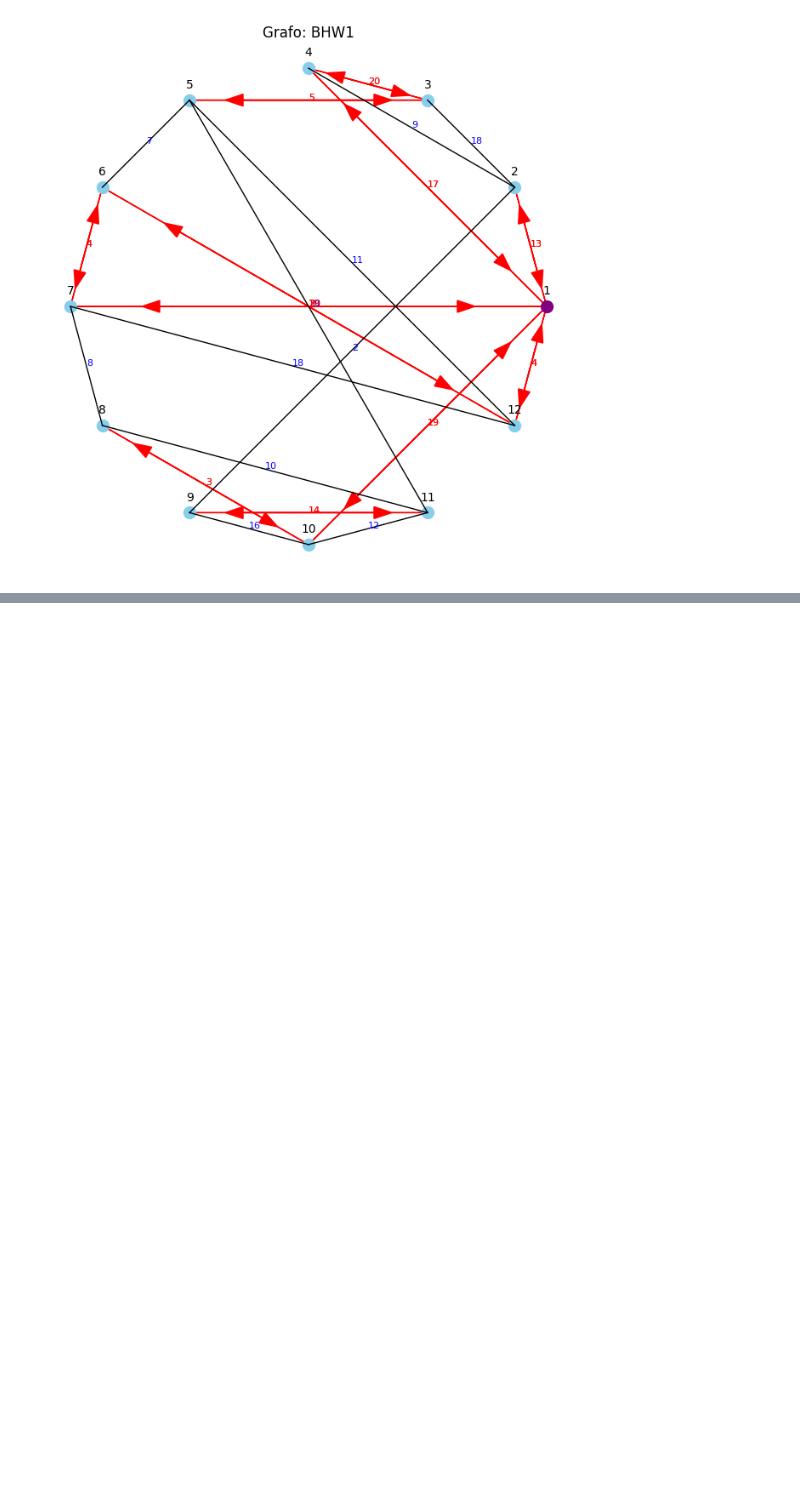
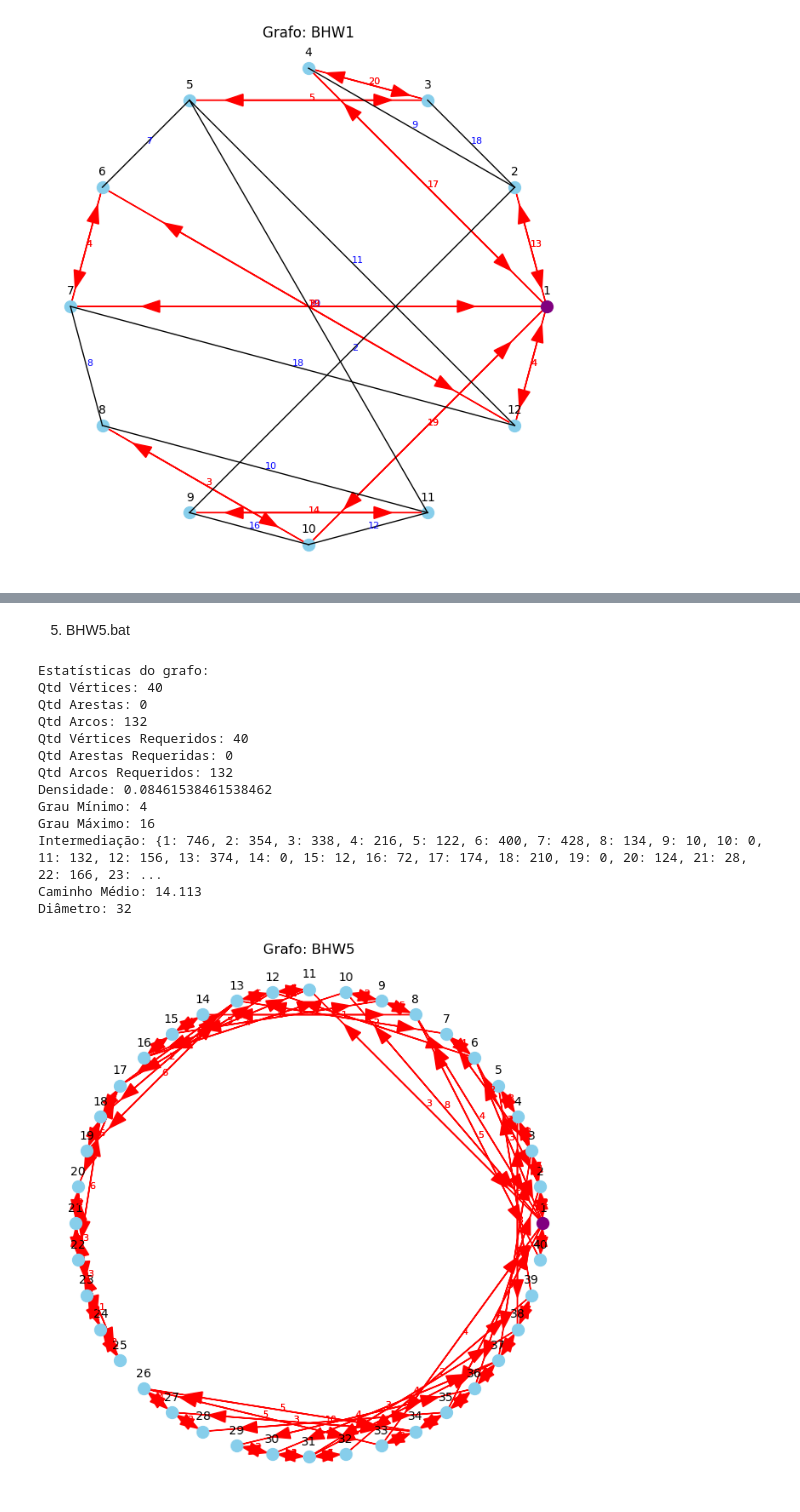
Before and after one commit to tteodorogustavo/Graph-Theory, a Jupyter notebook: etapa_1/visualizacao_dos_dados.ipynb, the cells around one changed output, grey strips where cells are left out. Drawn from its saved outputs; the diff is of its cells as text; code cells hidden in the pictures; blank space fills up the shorter version.

```diff
--- a/etapa_1/visualizacao_dos_dados.ipynb
+++ b/etapa_1/visualizacao_dos_dados.ipynb
@@ -27,0 +121,29 @@ Diâmetro: 30
+# %% [markdown]
+5. BHW5.bat
+# %%
+from grafo import ler_arquivo, desenhar_grafo, estatisticas_grafo
+
+grafo = ler_arquivo("selected_instances/BHW5.dat")
+
+estatisticas = estatisticas_grafo(grafo)
+
+print("Estatísticas do grafo:")
+for chave, valor in estatisticas.items():
+    print(f"{chave}: {valor}")
+
+desenhar_grafo(grafo)
+# %% [output]
+Estatísticas do grafo:
+Qtd Vértices: 40
+Qtd Arestas: 0
+Qtd Arcos: 132
+Qtd Vértices Requeridos: 40
+Qtd Arestas Requeridas: 0
+Qtd Arcos Requeridos: 132
+Densidade: 0.08461538461538462
+Grau Mínimo: 4
+Grau Máximo: 16
+Intermediação: {1: 746, 2: 354, 3: 338, 4: 216, 5: 122, 6: 400, 7: 428, 8: 134, 9: 10, 10: 0, 11: 132, 12: 156, 13: 374, 14: 0, 15: 12, 16: 72, 17: 174, 18: 210, 19: 0, 20: 124, 21: 28, 22: 166, 23: ...
+Caminho Médio: 14.113
+Diâmetro: 32
+[figure, added]
```
Also changed, not shown: parts of 18 cells of this notebook, 1 other file.
